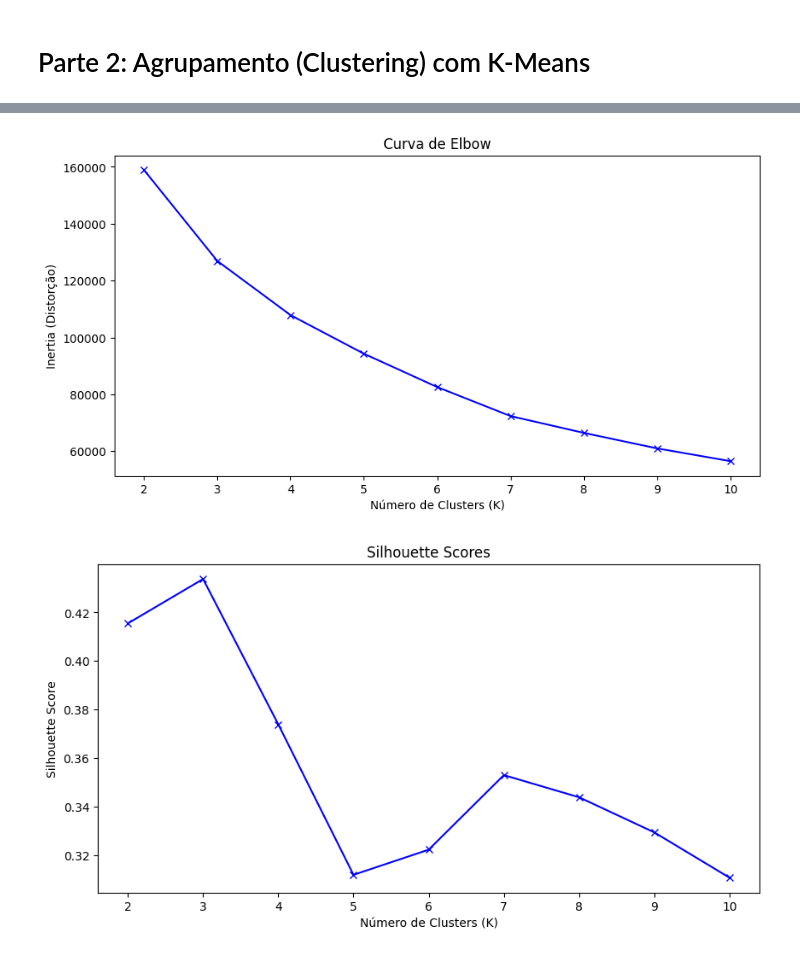
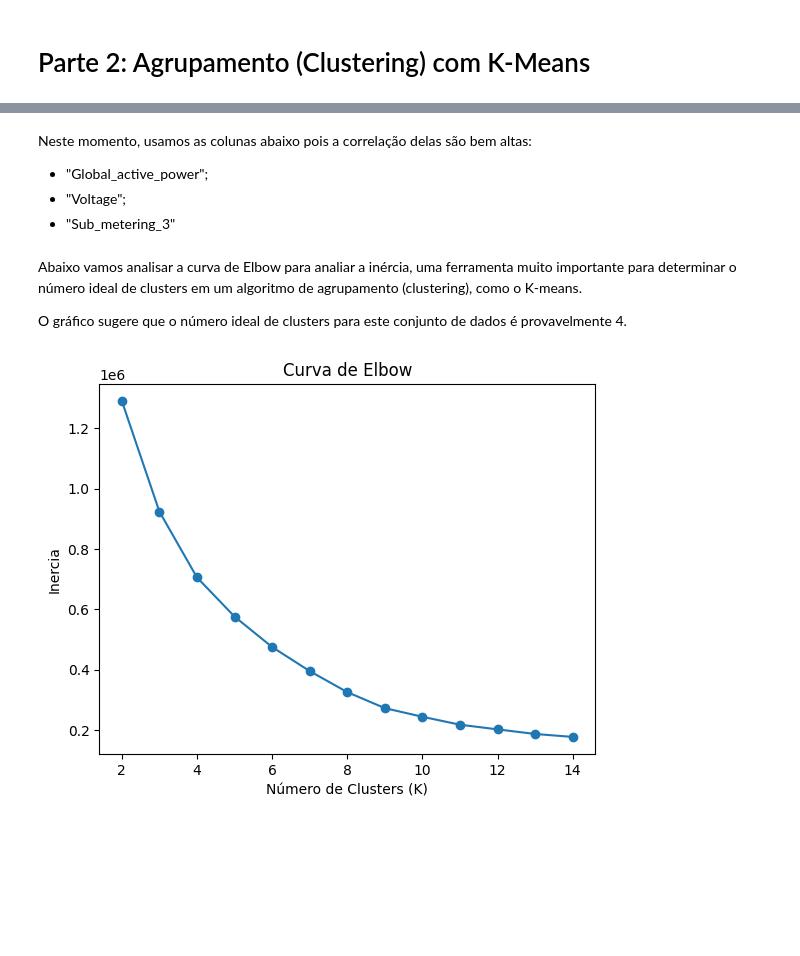
Before and after one commit to yagoluucas/Aprendizado-N-o-Supervisionado, a Jupyter notebook: exercicio.ipynb, the cells around one changed output, grey strips where cells are left out. Drawn from its saved outputs; the diff is of its cells as text; code cells hidden in the pictures; blank space fills up the shorter version.

```diff
--- a/exercicio.ipynb
+++ b/exercicio.ipynb
@@ -96,45 +126,5 @@ Usamos as colunas abaixo pois elas tem uma corelação moderadas entre elas:
-# %%
-df_cor = df[["Global_active_power", "Global_reactive_power", "Voltage", "Global_intensity", "Sub_metering_3"]]
-
-# Lista para armazenar as inertias (distorções)
-inertias = []
-
-# Lista para armazenar os silhouette scores
-silhouette_scores = []
-
-# Range de valores de K para testar
-k_values = range(2, 11)
-
-# Loop para testar diferentes valores de K
-for k in k_values:
-  # Cria o modelo K-Means com o valor atual de K
-  kmeans = KMeans(n_clusters=k, random_state=42, n_init=10)
-
-  # Aplica o modelo aos dados
-  kmeans.fit(df_cor)
-
-  # Armazena a inertia (distorção)
-  inertias.append(kmeans.inertia_)
-
-  # Calcula e armazena o silhouette score
-  if k > 1:
-    silhouette_scores.append(silhouette_score(df_cor, kmeans.labels_))
-
-# Plota a curva de Elbow
-plt.figure(figsize=(10, 5))
-plt.plot(k_values, inertias, '-bx')
-plt.xlabel('Número de Clusters (K)')
-plt.ylabel('Inertia (Distorção)')
-plt.title('Curva de Elbow')
-plt.show()
-
-# Plota os silhouette scores
-plt.figure(figsize=(10, 5))
-plt.plot(k_values, silhouette_scores, '-bx')
-plt.xlabel('Número de Clusters (K)')
-plt.ylabel('Silhouette Score')
-plt.title('Silhouette Scores')
-plt.show()
-# %% [output]
-[figure, removed]
-[figure, removed]
+# %% [markdown]
+Neste momento, usamos as colunas abaixo pois a correlação delas são bem altas:
+*   "Global_active_power";
+*   "Voltage";
+*   "Sub_metering_3"
@@ -140,0 +133,24 @@ plt.show()
+# %% [markdown]
+Abaixo vamos analisar a curva de Elbow para analiar a inércia, uma ferramenta muito importante para determinar o número ideal de clusters em um algoritmo de agrupamento (clustering), como o K-means.
+
+
+O gráfico sugere que o número ideal de clusters para este conjunto de dados é provavelmente 4.
+# %%
+# Testando diferentes valores de K
+inertia_values = []
+valores_k = []
+
+for k in range(2, 15):
+  kmeans = KMeans(n_clusters=k)
+  kmeans.fit(df_cor)
+  inertia_values.append(kmeans.inertia_)
+  valores_k.append(k)
+
+# Plotando a curva de Elbow
+plt.plot(valores_k, inertia_values, marker='o')
+plt.xlabel('Número de Clusters (K)')
+plt.ylabel('Inercia')
+plt.title('Curva de Elbow')
+plt.show()
+# %% [output]
+[figure, added]
```
Also changed, not shown: parts of 27 cells of this notebook.
